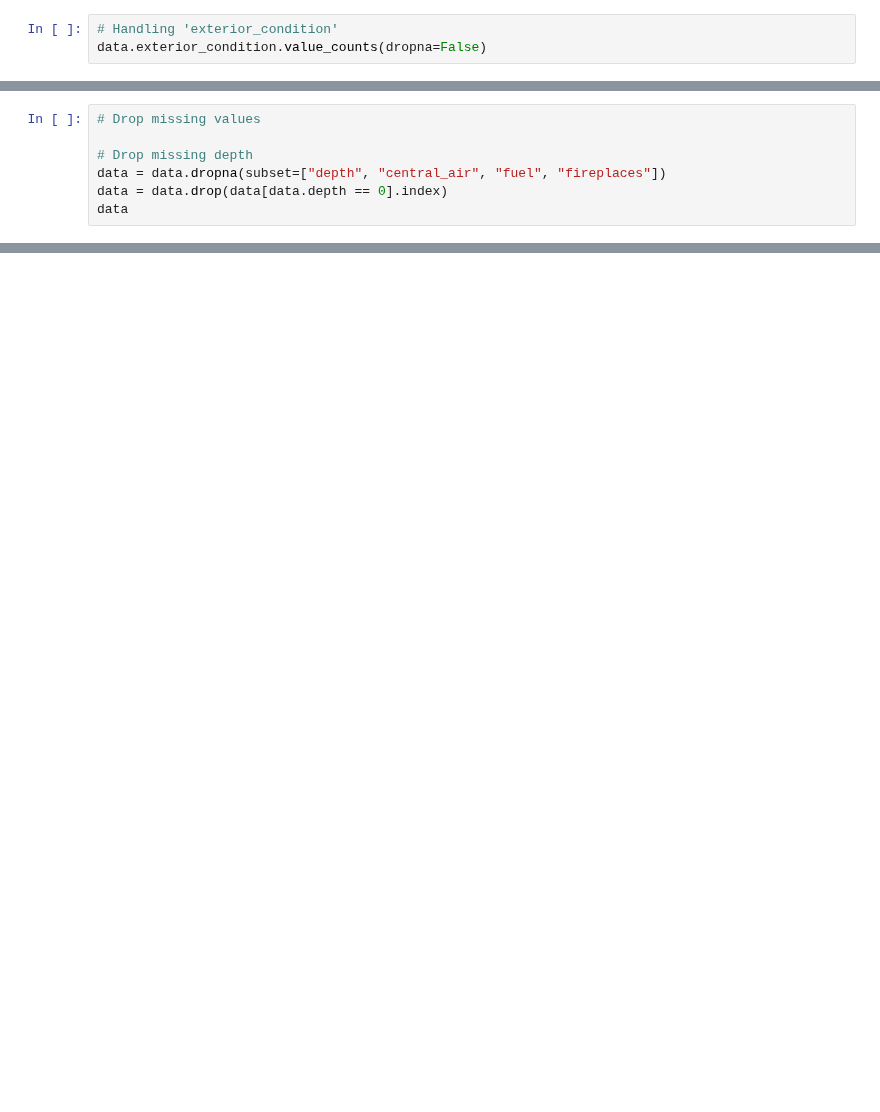
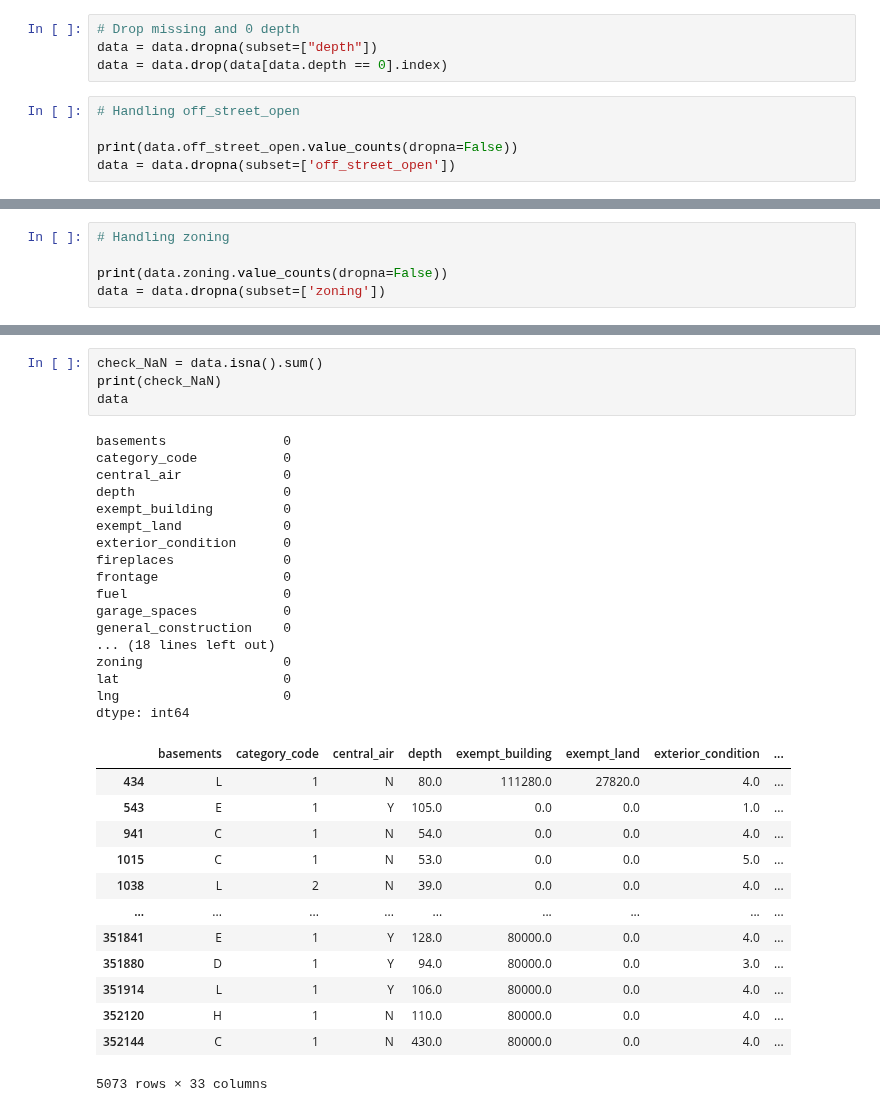
Before and after one commit to Taazkir/ML-predicting-house-prices-philadelphia, a Jupyter notebook: Predicting_House_Prices_in_Philadelphia.ipynb, the cells around one changed output, grey strips where cells are left out. Cells and saved outputs as stored; diff of their text form; blank space fills up the shorter version.

```diff
--- a/Predicting_House_Prices_in_Philadelphia.ipynb
+++ b/Predicting_House_Prices_in_Philadelphia.ipynb
@@ -172,4 +427,10 @@ data.loc[:, "central_air"] = data['central_air'].replace('1', 'Y')
+# %%
+# Drop missing and 0 depth
+data = data.dropna(subset=["depth"])
+data = data.drop(data[data.depth == 0].index)
 # %%
-# Handling 'exterior_condition'
-data.exterior_condition.value_counts(dropna=False)
+# Handling off_street_open
+
+print(data.off_street_open.value_counts(dropna=False))
+data = data.dropna(subset=['off_street_open'])
 # %% [output]
@@ -198,7 +448,0 @@ box_fig.axis(ymin=0, ymax=800000)
-# %%
-# Drop missing values
-
-# Drop missing depth
-data = data.dropna(subset=["depth", "central_air", "fuel", "fireplaces"])
-data = data.drop(data[data.depth == 0].index)
-data
@@ -218,0 +449,5 @@ data
+# %%
+# Handling zoning
+
+print(data.zoning.value_counts(dropna=False))
+data = data.dropna(subset=['zoning'])
@@ -218,0 +472,35 @@ data
+# %%
+check_NaN = data.isna().sum()
+print(check_NaN)
+data
+# %% [output]
+basements               0
+category_code           0
+central_air             0
+depth                   0
+exempt_building         0
+exempt_land             0
+exterior_condition      0
+fireplaces              0
+frontage                0
+fuel                    0
+garage_spaces           0
+general_construction    0
+... (18 lines left out)
+zoning                  0
+lat                     0
+lng                     0
+dtype: int64
+|  | basements | category_code | central_air | depth | exempt_building | exempt_land | exterior_condition | ... |
+| 434 | L | 1 | N | 80.0 | 111280.0 | 27820.0 | 4.0 | ... |
+| 543 | E | 1 | Y | 105.0 | 0.0 | 0.0 | 1.0 | ... |
+| 941 | C | 1 | N | 54.0 | 0.0 | 0.0 | 4.0 | ... |
+| 1015 | C | 1 | N | 53.0 | 0.0 | 0.0 | 5.0 | ... |
+| 1038 | L | 2 | N | 39.0 | 0.0 | 0.0 | 4.0 | ... |
+| ... | ... | ... | ... | ... | ... | ... | ... | ... |
+| 351841 | E | 1 | Y | 128.0 | 80000.0 | 0.0 | 4.0 | ... |
+| 351880 | D | 1 | Y | 94.0 | 80000.0 | 0.0 | 3.0 | ... |
+| 351914 | L | 1 | Y | 106.0 | 80000.0 | 0.0 | 4.0 | ... |
+| 352120 | H | 1 | N | 110.0 | 80000.0 | 0.0 | 4.0 | ... |
+| 352144 | C | 1 | N | 430.0 | 80000.0 | 0.0 | 4.0 | ... |
+5073 rows × 33 columns
```
Also changed, not shown: parts of 23 cells of this notebook.
